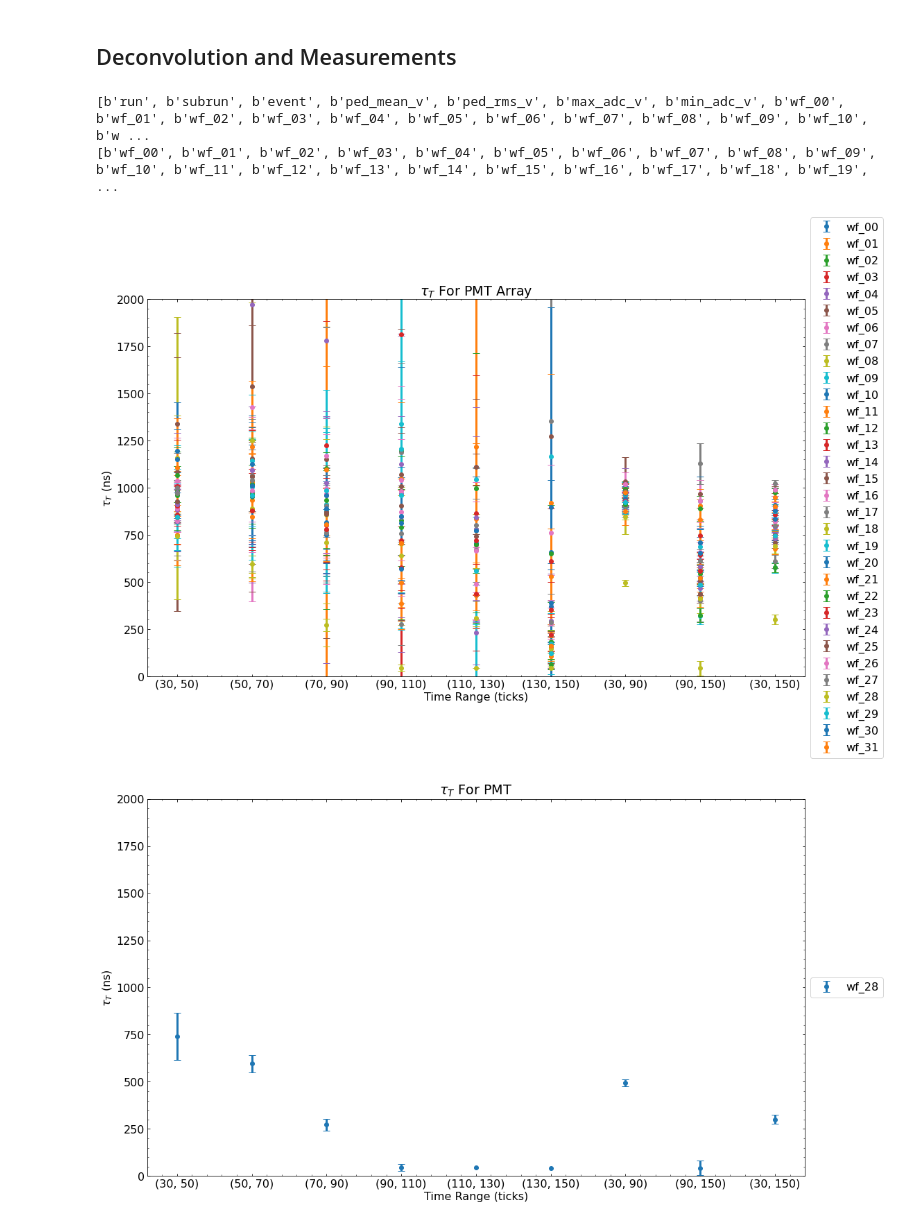
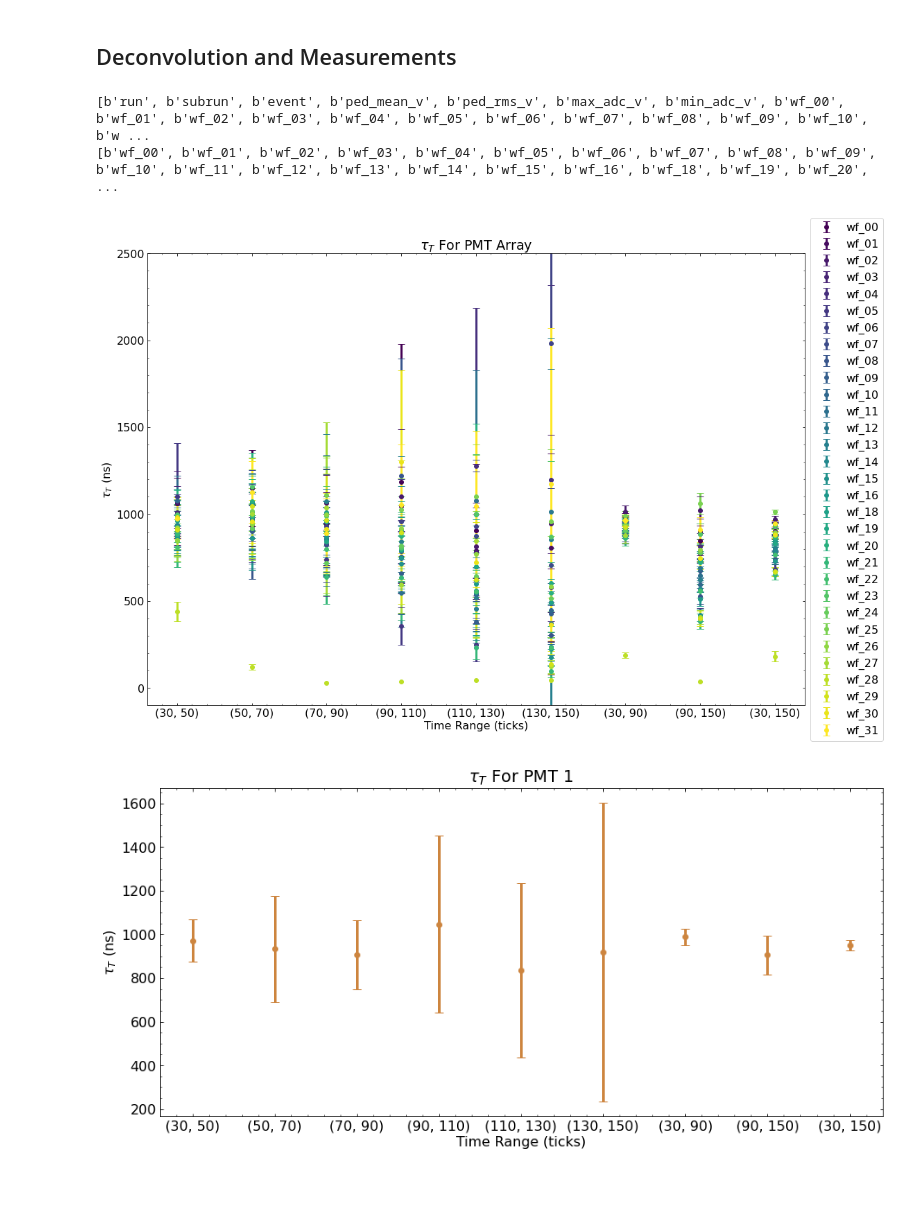
Before and after one commit to EdgarMao/latelight, a Jupyter notebook: latelight_modular.ipynb, the cells around one changed output. Cells and saved outputs as stored; diff of their text form; code cells hidden in the pictures; blank space fills up the shorter version.

Commit message:
Update latelight_modular.ipynb
Implemented some new plotting features.

```diff
--- a/latelight_modular.ipynb
+++ b/latelight_modular.ipynb
@@ -487,21 +487,26 @@ wffile_keys = wffile_keys[7:-1]
 
 #Concatnate this for now
 #wffile_keys = wffile_keys[18:]
-#wffile_keys.remove(b'wf_17')
+wffile_keys.remove(b'wf_17')
 print(wffile_keys)
 # %% [output]
 [b'run', b'subrun', b'event', b'ped_mean_v', b'ped_rms_v', b'max_adc_v', b'min_adc_v', b'wf_00', b'wf_01', b'wf_02', b'wf_03', b'wf_04', b'wf_05', b'wf_06', b'wf_07', b'wf_08', b'wf_09', b'wf_10', b'w ...
-[b'wf_00', b'wf_01', b'wf_02', b'wf_03', b'wf_04', b'wf_05', b'wf_06', b'wf_07', b'wf_08', b'wf_09', b'wf_10', b'wf_11', b'wf_12', b'wf_13', b'wf_14', b'wf_15', b'wf_16', b'wf_17', b'wf_18', b'wf_19', ...
+[b'wf_00', b'wf_01', b'wf_02', b'wf_03', b'wf_04', b'wf_05', b'wf_06', b'wf_07', b'wf_08', b'wf_09', b'wf_10', b'wf_11', b'wf_12', b'wf_13', b'wf_14', b'wf_15', b'wf_16', b'wf_18', b'wf_19', b'wf_20', ...
 # %%
 #  ++++--------------- Main -----------------++++
 
-run_name = "run1"
+run_name = "run3"
 fitranges = [(30,50), (50,70), (70,90), (90,110), (110,130), (130,150), (30,90), (90,150), (30,150)]
-pars_li = []
+pars_li3 = []
 
 #TODO: The response function being measured now is the deconvolved sum of wfs, consider adding the sum of deconvolved wfs option
 
-fig, ax = plt.subplots(figsize =(17, 10))
+# colormap settings:
+
+colornum = len(wffile_keys)
+plt.rcParams["axes.prop_cycle"] = plt.cycler("color", plt.cm.viridis(np.linspace(0,1,colornum)))
+
+fig, ax = plt.subplots(figsize =(17, 12))
 for wfkeybyte in wffile_keys:
     wfkey = wfkeybyte.decode("utf-8")
     # Retrieving the stored data
@@ -519,7 +524,7 @@ for wfkeybyte in wffile_keys:
         unccache = np.sqrt(np.diag(covcache))
         parnm = str(i[0])+"-"+str(i[1])
         dc_res2_pars = np.vstack((dc_res2_pars, [parnm, parcache, unccache]))
-    pars_li.append(dc_res2_pars[1:])
+    pars_li3.append(dc_res2_pars[1:])
     plt.errorbar([j for j in range(len(dc_res2_pars[1:]))], [dc_res2_pars[1:][:,1][j][0]*15.625 for j in range(len(dc_res2_pars[1:]))], yerr=[dc_res2_pars[1:][:,2][j][0]*15.625 for j in range(len(dc_res2_pars[1:]))], ls="None", label=wfkey, capsize=5., marker="o")
 
 plt.xticks(np.arange(len(fitranges)), fitranges)
@@ -527,24 +532,24 @@ plt.legend(loc='center left', bbox_to_anchor=(1, 0.5))
 plt.title(r"$\tau_T$ For PMT Array")
 plt.xlabel("Time Range (ticks)")
 plt.ylabel(r"$\tau_T$ (ns)")
-plt.ylim(0,2000)
+plt.ylim(-100,2500)
 plt.show()
 # %% [output]
-[figure, old version]
+[figure, new version]
 # %%
 # Plotting result from a specific PMT
 
 # PMT number to plot
-n = 28
+n = 1
 
-fig, ax = plt.subplots(figsize =(17, 10))
-plt.errorbar([j for j in range(len(pars_li[n]))], [pars_li[n][:,1][j][0]*15.625 for j in range(len(pars_li[n]))], yerr=[pars_li[n][:,2][j][0]*15.625 for j in range(len(pars_li[n]))], ls="None", label="wf_"+str(n), capsize=5., marker="o")
+fig, ax = plt.subplots(figsize =(15, 7))
+plt.errorbar([j for j in range(len(pars_li[n]))], [pars_li[n][:,1][j][0]*15.625 for j in range(len(pars_li[n]))], yerr=[pars_li[n][:,2][j][0]*15.625 for j in range(len(pars_li[n]))], ls="None", label="wf_"+str(n), capsize=5., marker="o", color="peru")
 plt.xticks(np.arange(len(fitranges)), fitranges)
-plt.legend(loc='center left', bbox_to_anchor=(1, 0.5))
-plt.title(r"$\tau_T$ For PMT")
+#plt.legend()
+plt.title(r"$\tau_T$ For PMT " + str(n))
 plt.xlabel("Time Range (ticks)")
 plt.ylabel(r"$\tau_T$ (ns)")
-plt.ylim(0,2000)
+#plt.ylim(-100,1000)
 plt.show()
 # %% [output]
-[figure, old version]
+[figure, new version]
```
Also changed, not shown: parts of 5 cells of this notebook.
